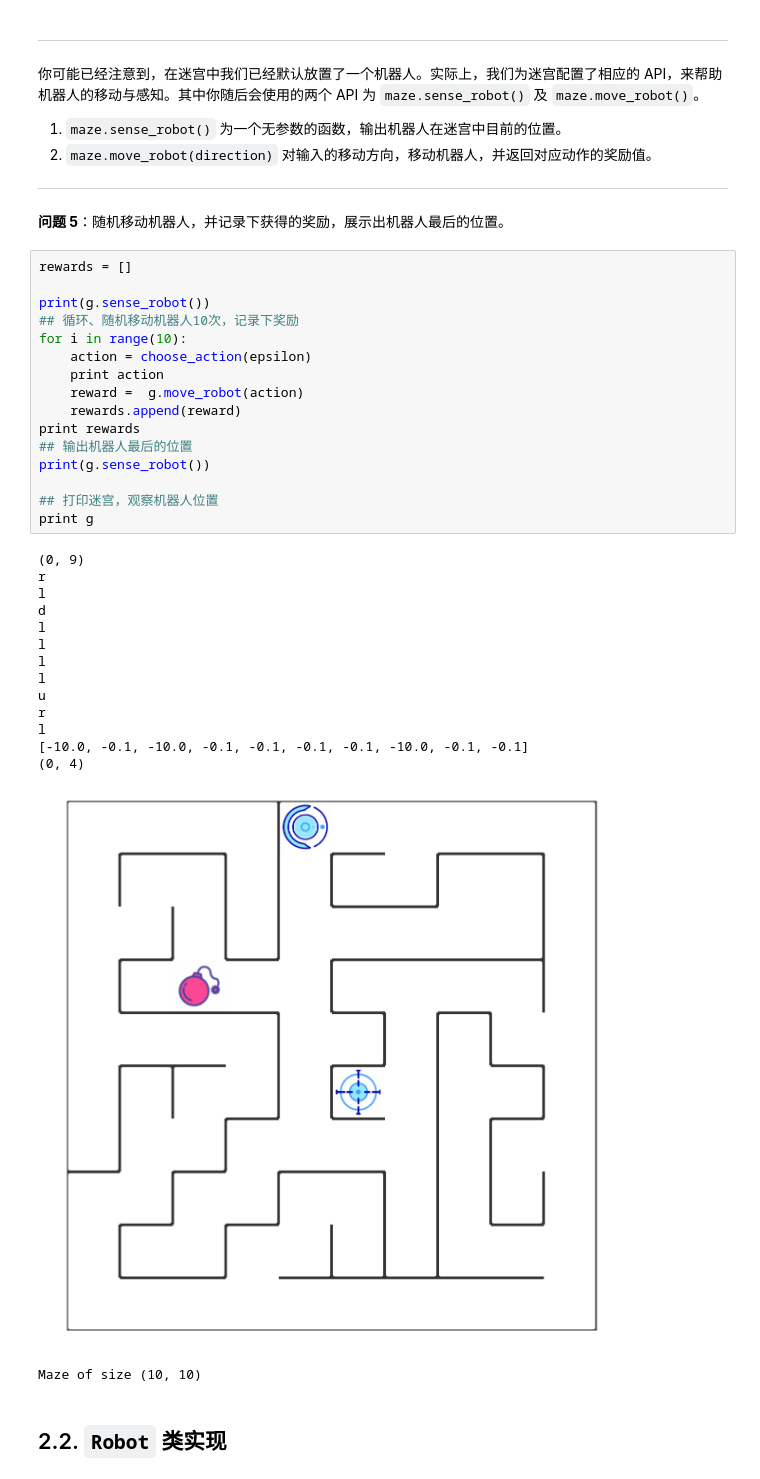
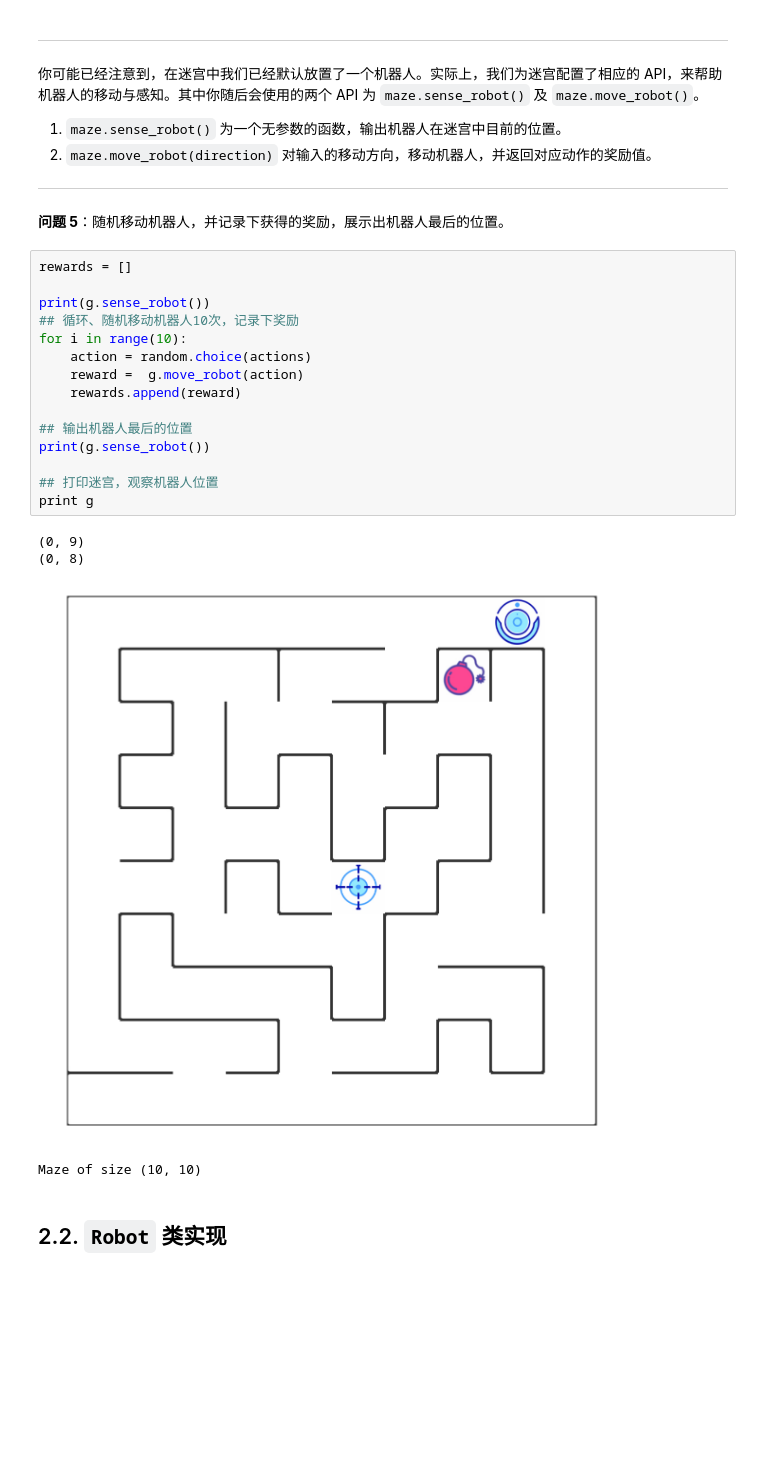
Before and after one commit to GavinCando/UdaCityProjects, a Jupyter notebook: P4/robot_maze.ipynb, the cells around one changed output. Saved outputs shown, nothing was run; the diff lists cells and outputs as text; blank space fills up the shorter version.

```diff
--- a/P4/robot_maze.ipynb
+++ b/P4/robot_maze.ipynb
@@ -182,34 +182,22 @@ Maze of size (10, 10)
 # %%
 rewards = []
 
 print(g.sense_robot())
 ## 循环、随机移动机器人10次，记录下奖励
 for i in range(10):
-    action = choose_action(epsilon)
-    print action
+    action = random.choice(actions)
     reward =  g.move_robot(action)
     rewards.append(reward)
-print rewards
+
 ## 输出机器人最后的位置
 print(g.sense_robot())
 
 ## 打印迷宫，观察机器人位置
 print g
 # %% [output]
 (0, 9)
-r
-l
-d
-l
-l
-l
-l
-u
-r
-l
-[-10.0, -0.1, -10.0, -0.1, -0.1, -0.1, -0.1, -10.0, -0.1, -0.1]
-(0, 4)
+(0, 8)
-[figure, old version]
+[figure, new version]
 Maze of size (10, 10)
 # %% [markdown]
 ## 2.2. `Robot` 类实现
```
Also changed, not shown: parts of 9 cells of this notebook, 4 other files.
